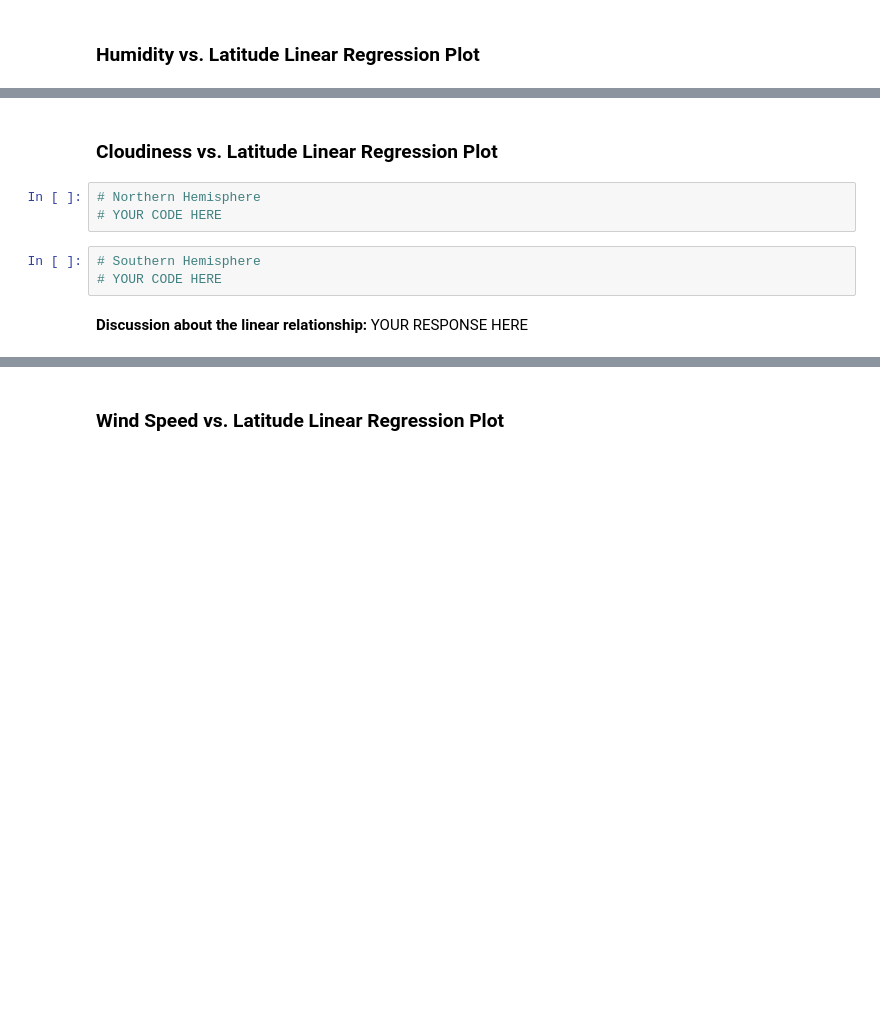
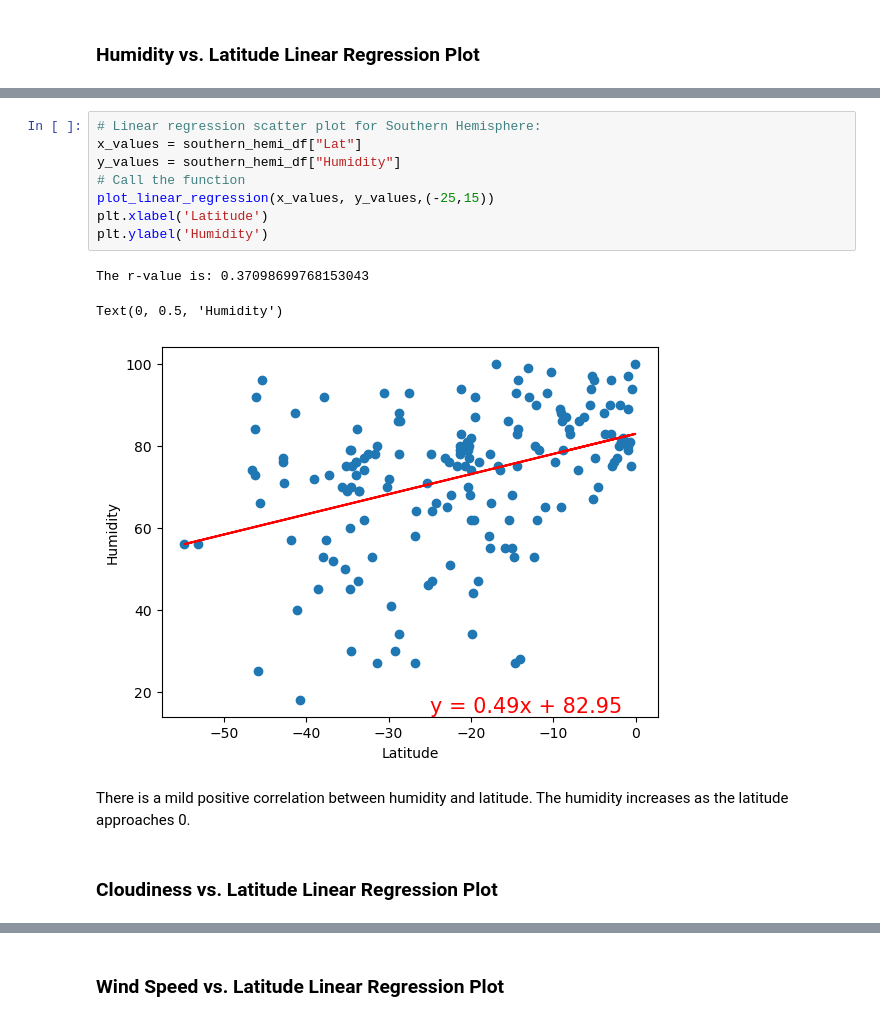
Before and after one commit to matanick1/Python-api-project, a Jupyter notebook: WeatherPy/WeatherPy.ipynb, the cells around one changed output, grey strips where cells are left out. Drawn from its saved outputs; the diff is of its cells as text; blank space fills up the shorter version.

```diff
--- a/WeatherPy/WeatherPy.ipynb
+++ b/WeatherPy/WeatherPy.ipynb
@@ -345,10 +358,16 @@ plt.show()
+# %%
+# Linear regression scatter plot for Southern Hemisphere:
+x_values = southern_hemi_df["Lat"]
+y_values = southern_hemi_df["Humidity"]
+# Call the function
+plot_linear_regression(x_values, y_values,(-25,15))
+plt.xlabel('Latitude')
+plt.ylabel('Humidity')
+# %% [output]
+The r-value is: 0.37098699768153043
+Text(0, 0.5, 'Humidity')
+[figure, added]
+# %% [markdown]
+There is a mild positive correlation between humidity and latitude. The humidity increases as the latitude approaches 0.
 # %% [markdown]
 ### Cloudiness vs. Latitude Linear Regression Plot
-# %%
-# Northern Hemisphere
-# YOUR CODE HERE
-# %%
-# Southern Hemisphere
-# YOUR CODE HERE
-# %% [markdown]
-**Discussion about the linear relationship:** YOUR RESPONSE HERE
```
Also changed, not shown: parts of 30 cells of this notebook, 5 other files.
